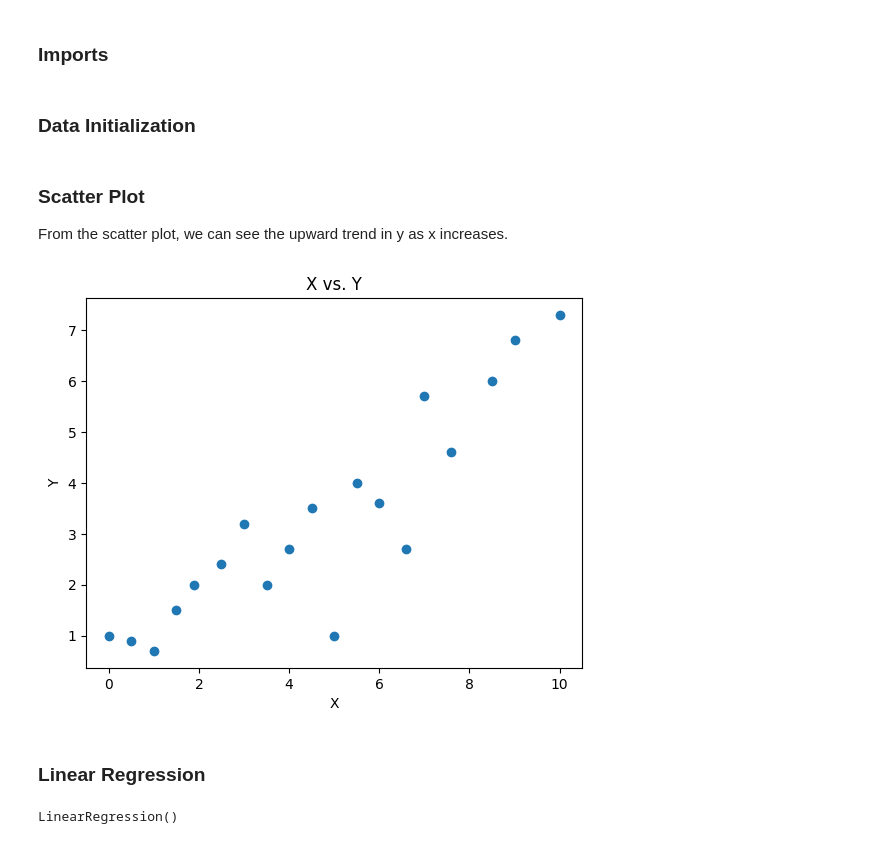
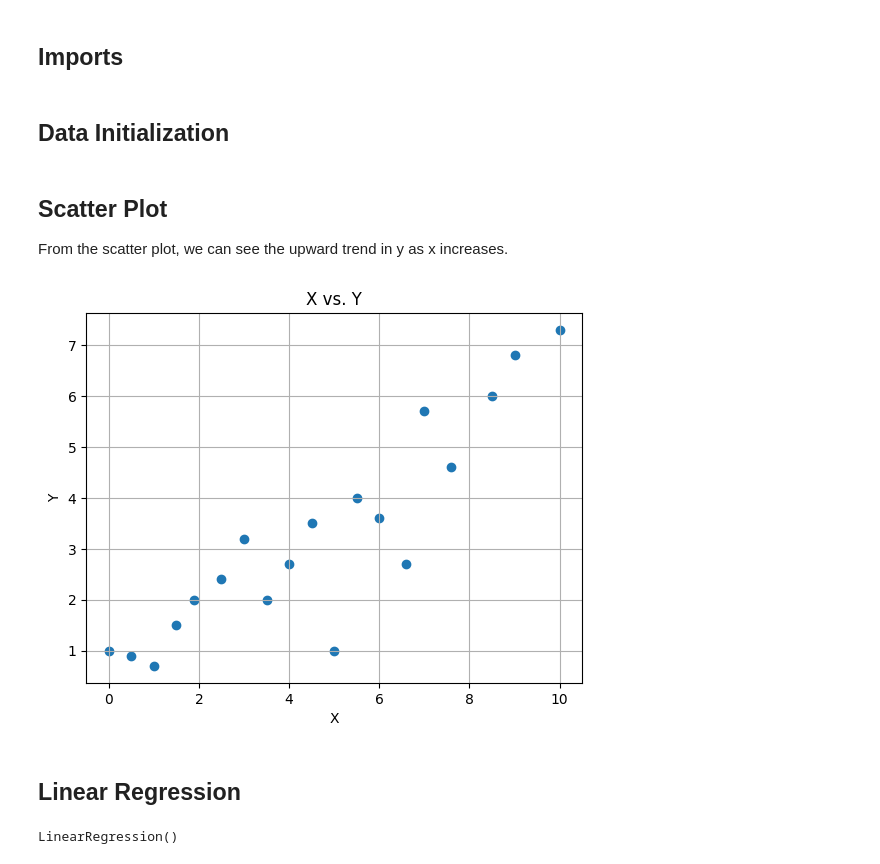
Before and after one commit to thinhtoohan/curvefitting, a Jupyter notebook: curve_fitting_12_11.ipynb, the cells around one changed output. Drawn from its saved outputs; the diff is of its cells as text; code cells hidden in the pictures.

Commit message:
final report with updated graphs

```diff
--- a/curve_fitting_12_11.ipynb
+++ b/curve_fitting_12_11.ipynb
@@ -1,7 +1,7 @@
 # %% [markdown]
 <a href="https://colab.research.google.com/github/thinhtoohan/curvefitting/blob/main/curve_fitting_12_11.ipynb" target="_parent"><img src="https://colab.research.google.com/assets/colab-badge.svg" alt="Open In Colab"/></a>
 # %% [markdown]
-### Imports
+## Imports
 # %%
 import numpy as np
 import matplotlib.pyplot as plt
@@ -10,22 +11,23 @@ from sklearn.preprocessing import PolynomialFeatures
 # %% [markdown]
-### Data Initialization
+## Data Initialization
 # %%
 X = np.array([0, 0.5, 1, 1.5, 1.9, 2.5, 3, 3.5, 4, 4.5, 5, 5.5, 6, 6.6, 7, 7.6, 8.5, 9, 10])
 y = np.array([1, 0.9, 0.7, 1.5, 2, 2.4, 3.2, 2, 2.7, 3.5, 1, 4, 3.6, 2.7, 5.7, 4.6, 6.0, 6.8, 7.3])
 # %% [markdown]
-### Scatter Plot
+## Scatter Plot
 From the scatter plot, we can see the upward trend in y as x increases.
 # %%
 fig, ax = plt.subplots()
 ax.scatter(X,y)
 ax.set_xlabel('X')
 ax.set_ylabel('Y')
 ax.set_title('X vs. Y')
+plt.grid()
 plt.show()
 # %% [output]
-[figure, old version]
+[figure, new version]
 # %% [markdown]
-### Linear Regression
+## Linear Regression
 # %%
 lr = LinearRegression()
 lr.fit(X.reshape(-1,1),y.reshape(-1,1))
```
Also changed, not shown: parts of 13 cells of this notebook.
